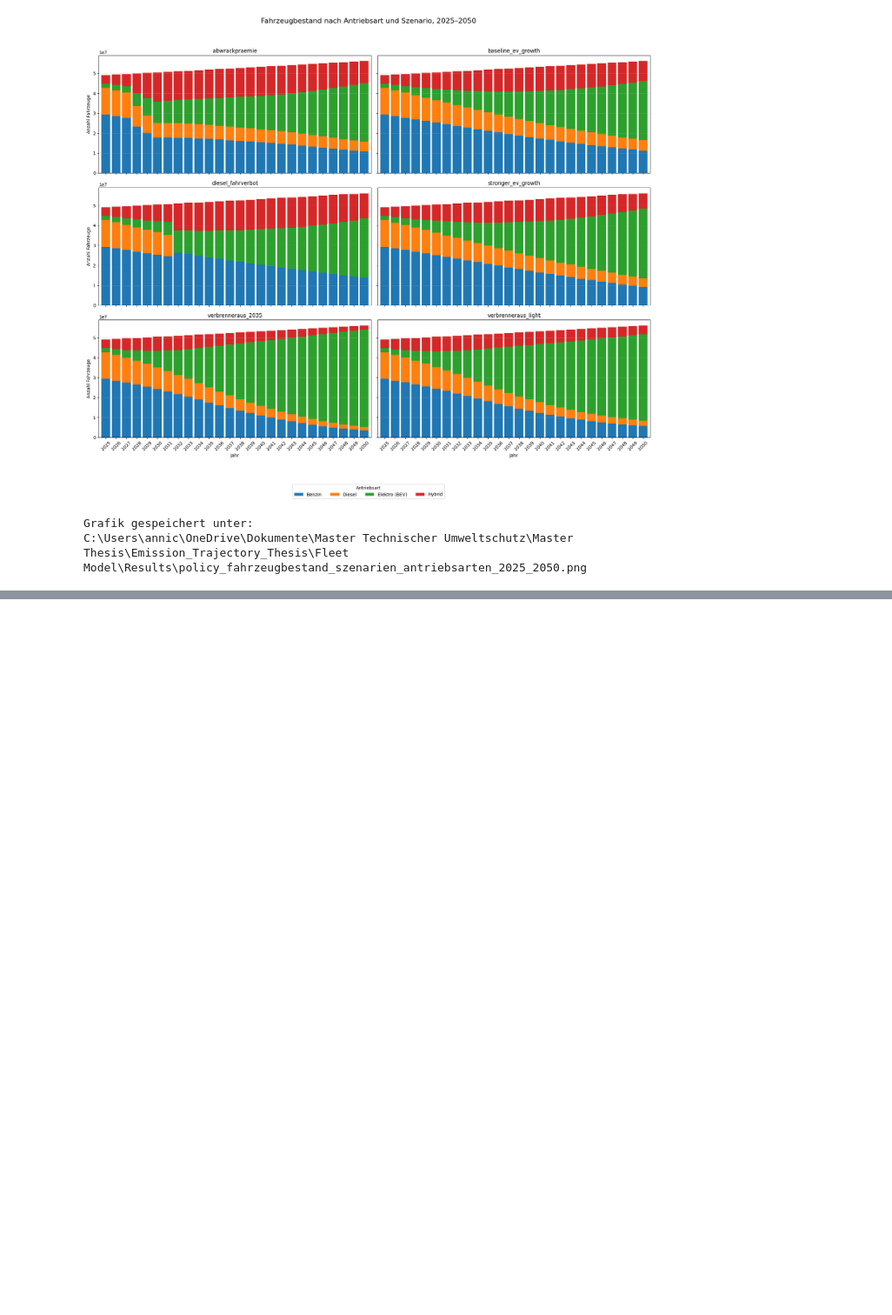
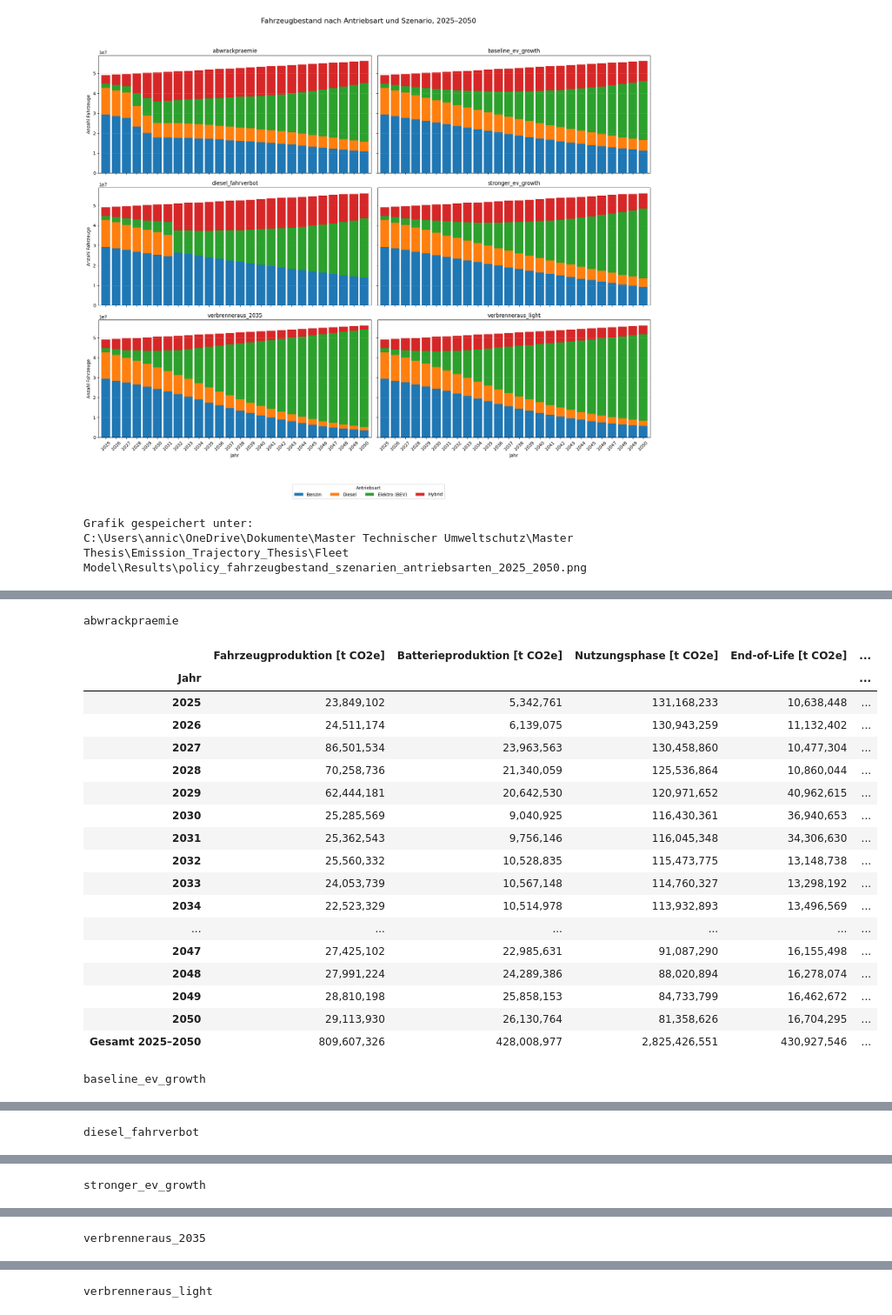
Before and after one commit to annicarl/Emission_Trajectory_Thesis, a Jupyter notebook: Fleet Model/Fleet_Model_runner.ipynb, the cells around one changed output, grey strips where cells are left out. Shown at 87% size. Saved outputs shown, nothing was run; the diff lists cells and outputs as text; code cells hidden in the pictures; blank space fills up the shorter version.

```diff
--- a/Fleet Model/Fleet_Model_runner.ipynb
+++ b/Fleet Model/Fleet_Model_runner.ipynb
@@ -304,0 +309,68 @@ C:\Users\annic\OneDrive\Dokumente\Master Technischer Umweltschutz\Master Thesis\
+# %%
+# Ein DataFrame pro Szenario: Einzelteile, Jahressumme und Gesamtsumme
+emissionen_phasen = results["emissions_summary_by_year_phase"].copy()
+emissionen_total = results["emissions_summary_by_year_total"].copy()
+
+phase_names = {
+    "production": "Fahrzeugproduktion [t CO2e]",
+    "battery_production": "Batterieproduktion [t CO2e]",
+    "use": "Nutzungsphase [t CO2e]",
+    "end_of_life": "End-of-Life [t CO2e]",
+}
+phase_columns = list(phase_names.values())
+
+emissionen_nach_szenario = {}
+
+for szenario in sorted(emissionen_phasen["Szenario"].unique()):
+    einzelteile = (
+        emissionen_phasen.loc[emissionen_phasen["Szenario"] == szenario]
+        .pivot_table(
+            index="emission_year",
+            columns="phase",
+            values="emissions_tco2e",
+            aggfunc="sum",
+            fill_value=0,
+        )
+        .rename(columns=phase_names)
+        .reindex(columns=phase_columns, fill_value=0)
+    )
+
+    jahressummen = (
+        emissionen_total.loc[
+            emissionen_total["Szenario"] == szenario,
+            ["emission_year", "total_emissions_tco2e"],
+        ]
+        .set_index("emission_year")
+        .rename(columns={"total_emissions_tco2e": "Emissionen gesamt [t CO2e]"})
+    )
+
+    df_szenario = einzelteile.join(jahressummen, how="outer").sort_index()
+    df_szenario.index.name = "Jahr"
+    df_szenario.loc["Gesamt 2025–2050"] = df_szenario.sum(numeric_only=True)
+    emissionen_nach_szenario[szenario] = df_szenario
+
+# Zugriff z. B.: emissionen_nach_szenario["baseline_ev_growth"]
+for szenario, df_szenario in emissionen_nach_szenario.items():
+    print(f"\n{szenario}")
+    display(df_szenario.style.format("{:,.0f}"))
+# %% [output]
+abwrackpraemie
+|  | Fahrzeugproduktion [t CO2e] | Batterieproduktion [t CO2e] | Nutzungsphase [t CO2e] | End-of-Life [t CO2e] | ... |
+| Jahr |  |  |  |  | ... |
+| 2025 | 23,849,102 | 5,342,761 | 131,168,233 | 10,638,448 | ... |
+| 2026 | 24,511,174 | 6,139,075 | 130,943,259 | 11,132,402 | ... |
+| 2027 | 86,501,534 | 23,963,563 | 130,458,860 | 10,477,304 | ... |
+| 2028 | 70,258,736 | 21,340,059 | 125,536,864 | 10,860,044 | ... |
+| 2029 | 62,444,181 | 20,642,530 | 120,971,652 | 40,962,615 | ... |
+| 2030 | 25,285,569 | 9,040,925 | 116,430,361 | 36,940,653 | ... |
+| 2031 | 25,362,543 | 9,756,146 | 116,045,348 | 34,306,630 | ... |
+| 2032 | 25,560,332 | 10,528,835 | 115,473,775 | 13,148,738 | ... |
+| 2033 | 24,053,739 | 10,567,148 | 114,760,327 | 13,298,192 | ... |
+| 2034 | 22,523,329 | 10,514,978 | 113,932,893 | 13,496,569 | ... |
+| ... | ... | ... | ... | ... | ... |
+| 2047 | 27,425,102 | 22,985,631 | 91,087,290 | 16,155,498 | ... |
+| 2048 | 27,991,224 | 24,289,386 | 88,020,894 | 16,278,074 | ... |
+| 2049 | 28,810,198 | 25,858,153 | 84,733,799 | 16,462,672 | ... |
+| 2050 | 29,113,930 | 26,130,764 | 81,358,626 | 16,704,295 | ... |
+| Gesamt 2025–2050 | 809,607,326 | 428,008,977 | 2,825,426,551 | 430,927,546 | ... |
+baseline_ev_growth
@@ -304,0 +395 @@ C:\Users\annic\OneDrive\Dokumente\Master Technischer Umweltschutz\Master Thesis\
+diesel_fahrverbot
@@ -304,0 +414 @@ C:\Users\annic\OneDrive\Dokumente\Master Technischer Umweltschutz\Master Thesis\
+stronger_ev_growth
@@ -304,0 +433 @@ C:\Users\annic\OneDrive\Dokumente\Master Technischer Umweltschutz\Master Thesis\
+verbrenneraus_2035
@@ -304,0 +452 @@ C:\Users\annic\OneDrive\Dokumente\Master Technischer Umweltschutz\Master Thesis\
+verbrenneraus_light
```
Also changed, not shown: parts of 5 cells of this notebook, 4 other files.
